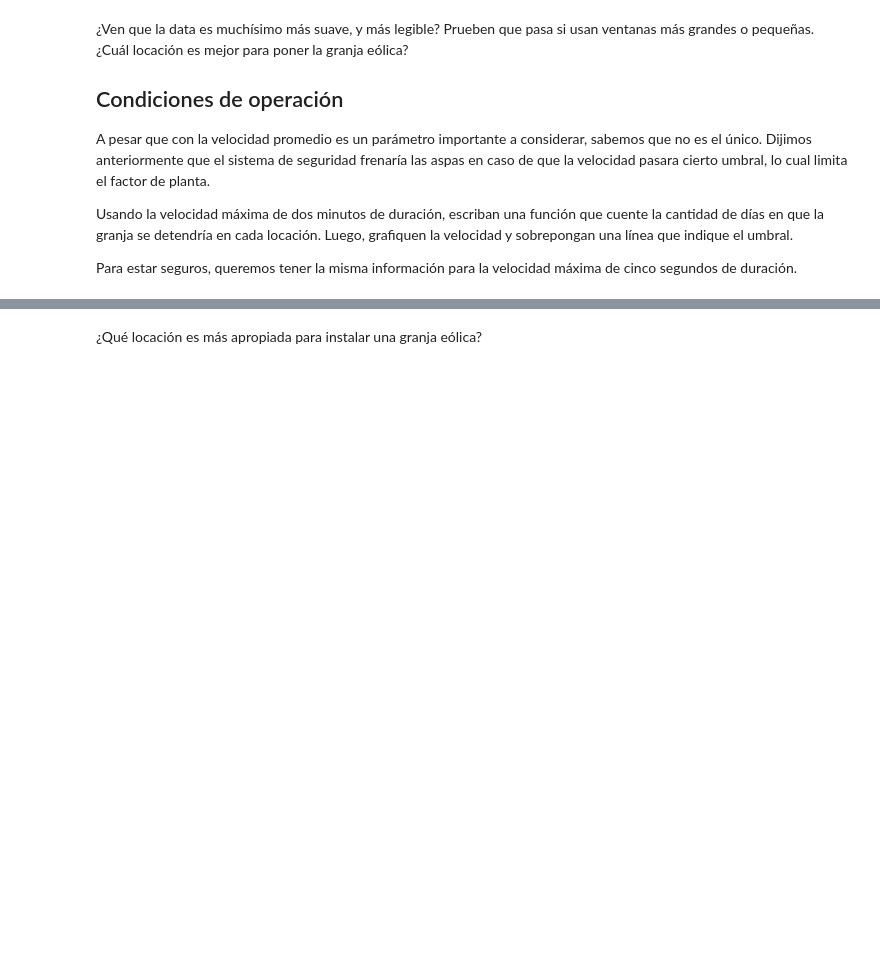
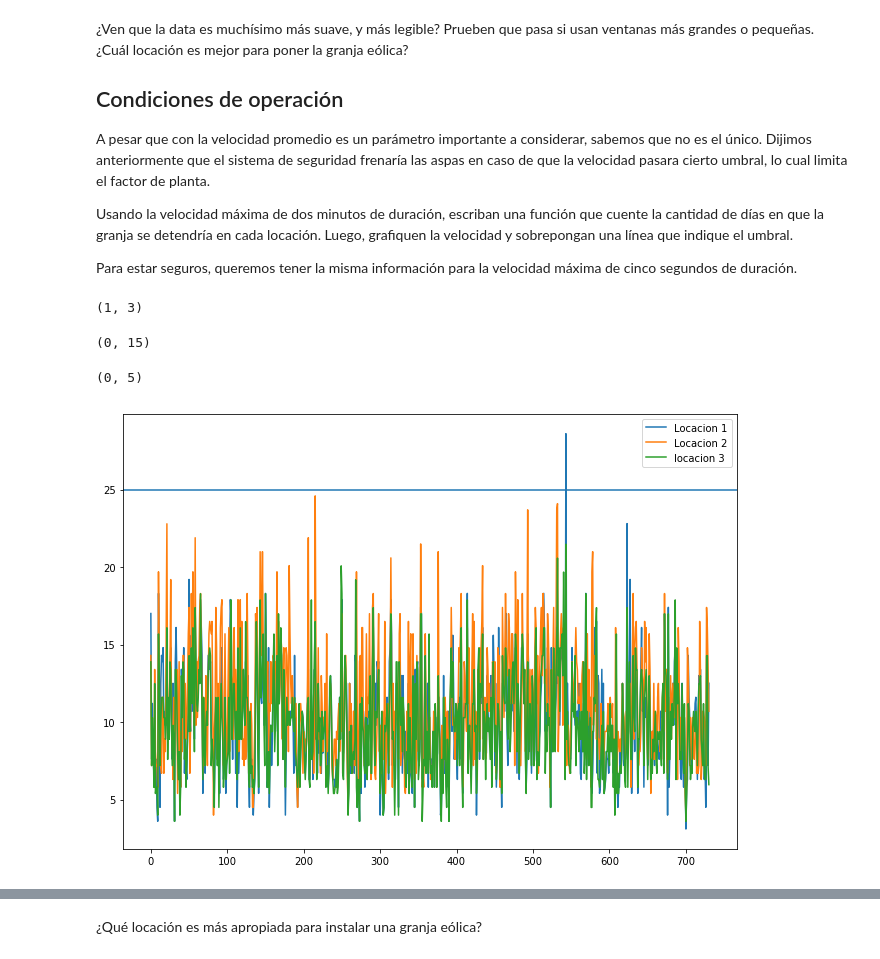
Before and after one commit to eduardoteuber/mec223_laboratorios, a Jupyter notebook: Lab_01/intro_python02.ipynb, the cells around one changed output, grey strips where cells are left out. Cells and saved outputs as stored; diff of their text form; code cells hidden in the pictures; blank space fills up the shorter version.

```diff
--- a/Lab_01/intro_python02.ipynb
+++ b/Lab_01/intro_python02.ipynb
@@ -194,0 +257,21 @@ Para estar seguros, queremos tener la misma información para la velocidad máxi
+# %%
+cuente_numero_de_dias(loc_1)
+# %% [output]
+(1, 3)
+# %%
+cuente_numero_de_dias(loc_2)
+# %% [output]
+(0, 15)
+# %%
+cuente_numero_de_dias(loc_3)
+# %% [output]
+(0, 5)
+# %%
+plt.figure(figsize=(11,8))
+plt.plot(loc_1[:,1]);
+plt.plot(loc_2[:,1]);
+plt.plot(loc_3[:,1]);
+plt.axhline(25,0,1);
+plt.legend(["Locacion 1","Locacion 2","locacion 3"]);
+# %% [output]
+[figure, added]
```
Also changed, not shown: parts of 10 cells of this notebook, 1 other file.
